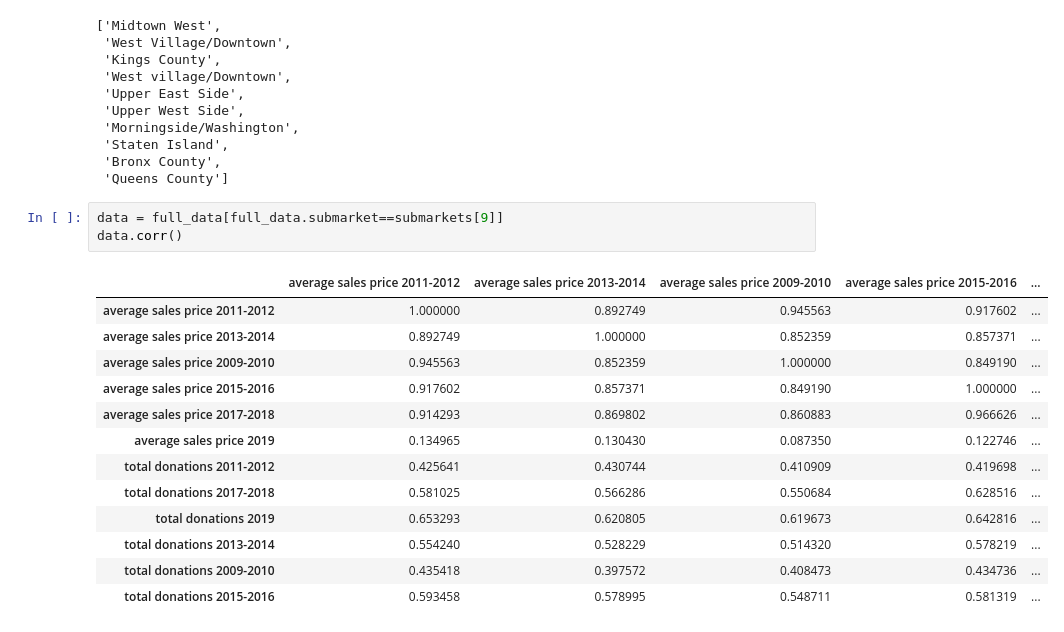
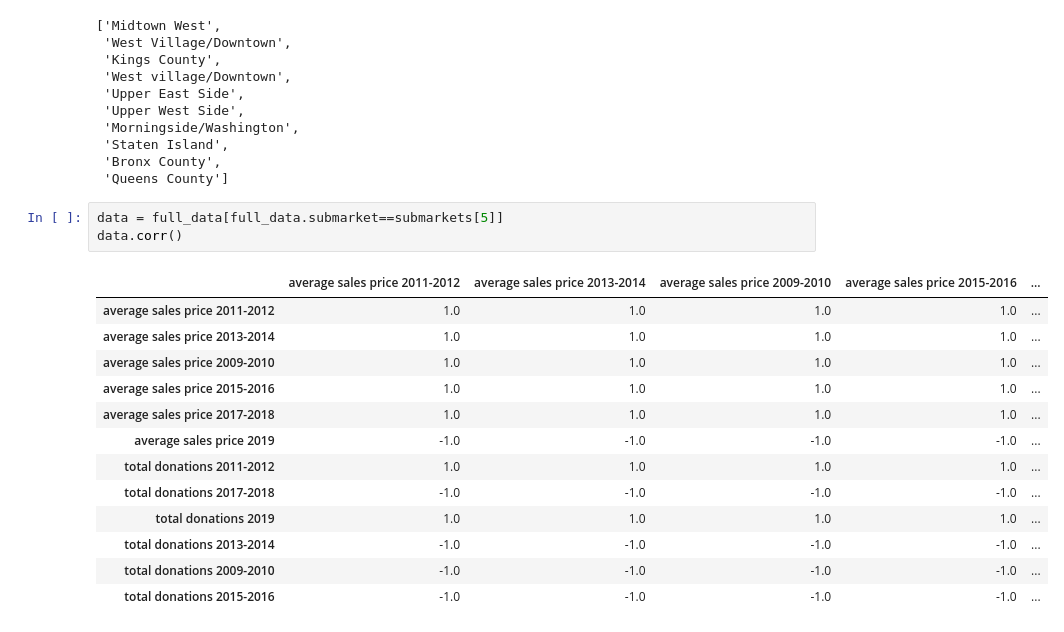
Before and after one commit to nding17/WhiterockAI, a Jupyter notebook: notebooks/sales master summary.ipynb, the cells around one changed output. Saved outputs shown, nothing was run; the diff lists cells and outputs as text.

```diff
--- a/notebooks/sales master summary.ipynb
+++ b/notebooks/sales master summary.ipynb
@@ -179,19 +179,19 @@ submarkets
  'Bronx County',
  'Queens County']
 # %%
-data = full_data[full_data.submarket==submarkets[9]]
+data = full_data[full_data.submarket==submarkets[5]]
 data.corr()
 # %% [output]
 |  | average sales price 2011-2012 | average sales price 2013-2014 | average sales price 2009-2010 | average sales price 2015-2016 | ... |
-| average sales price 2011-2012 | 1.000000 | 0.892749 | 0.945563 | 0.917602 | ... |
-| average sales price 2013-2014 | 0.892749 | 1.000000 | 0.852359 | 0.857371 | ... |
-| average sales price 2009-2010 | 0.945563 | 0.852359 | 1.000000 | 0.849190 | ... |
-| average sales price 2015-2016 | 0.917602 | 0.857371 | 0.849190 | 1.000000 | ... |
-| average sales price 2017-2018 | 0.914293 | 0.869802 | 0.860883 | 0.966626 | ... |
-| average sales price 2019 | 0.134965 | 0.130430 | 0.087350 | 0.122746 | ... |
-| total donations 2011-2012 | 0.425641 | 0.430744 | 0.410909 | 0.419698 | ... |
-| total donations 2017-2018 | 0.581025 | 0.566286 | 0.550684 | 0.628516 | ... |
-| total donations 2019 | 0.653293 | 0.620805 | 0.619673 | 0.642816 | ... |
-| total donations 2013-2014 | 0.554240 | 0.528229 | 0.514320 | 0.578219 | ... |
-| total donations 2009-2010 | 0.435418 | 0.397572 | 0.408473 | 0.434736 | ... |
-| total donations 2015-2016 | 0.593458 | 0.578995 | 0.548711 | 0.581319 | ... |
+| average sales price 2011-2012 | 1.0 | 1.0 | 1.0 | 1.0 | ... |
+| average sales price 2013-2014 | 1.0 | 1.0 | 1.0 | 1.0 | ... |
+| average sales price 2009-2010 | 1.0 | 1.0 | 1.0 | 1.0 | ... |
+| average sales price 2015-2016 | 1.0 | 1.0 | 1.0 | 1.0 | ... |
+| average sales price 2017-2018 | 1.0 | 1.0 | 1.0 | 1.0 | ... |
+| average sales price 2019 | -1.0 | -1.0 | -1.0 | -1.0 | ... |
+| total donations 2011-2012 | 1.0 | 1.0 | 1.0 | 1.0 | ... |
+| total donations 2017-2018 | -1.0 | -1.0 | -1.0 | -1.0 | ... |
+| total donations 2019 | 1.0 | 1.0 | 1.0 | 1.0 | ... |
+| total donations 2013-2014 | -1.0 | -1.0 | -1.0 | -1.0 | ... |
+| total donations 2009-2010 | -1.0 | -1.0 | -1.0 | -1.0 | ... |
+| total donations 2015-2016 | -1.0 | -1.0 | -1.0 | -1.0 | ... |
```
Also changed, not shown: parts of 1 cell of this notebook, 1 other file.
